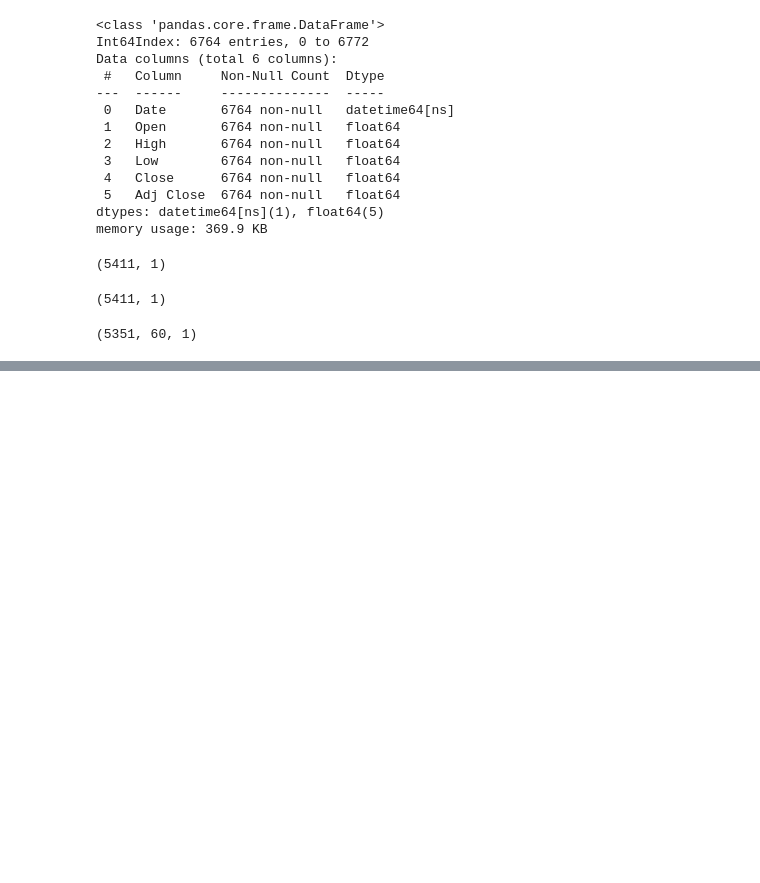
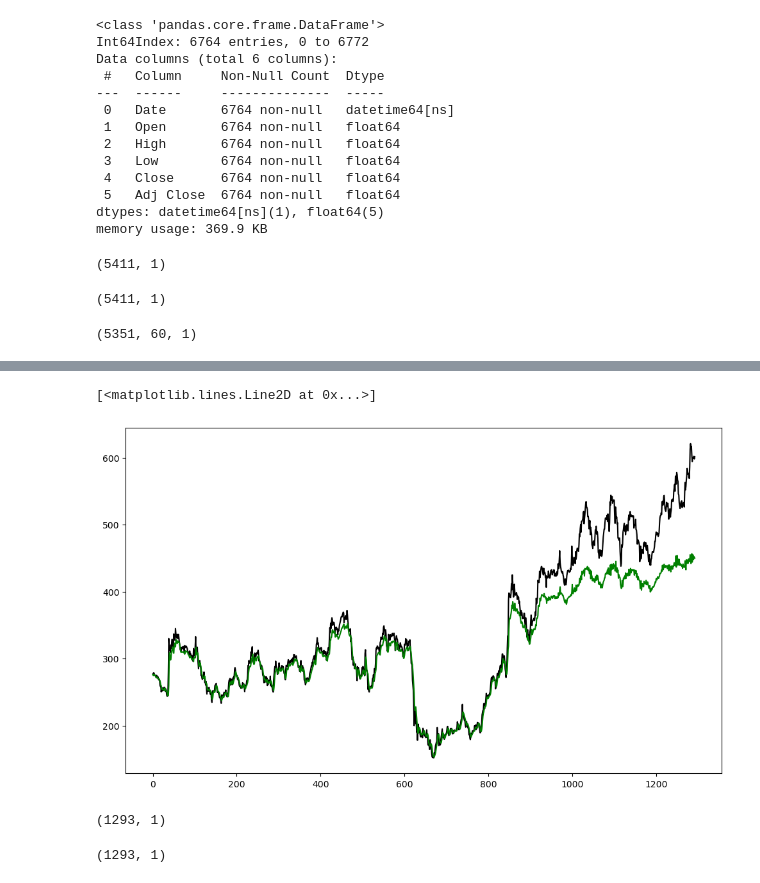
Before and after one commit to tanjeetsarkar/lstm_stock_prediction, a Jupyter notebook: stock_market/stock_sbi.ipynb, the cells around one changed output, grey strips where cells are left out. Cells and saved outputs as stored; diff of their text form; code cells hidden in the pictures; blank space fills up the shorter version.

Commit message:
creating prediction using LSTM and testing

```diff
--- a/stock_market/stock_sbi.ipynb
+++ b/stock_market/stock_sbi.ipynb
@@ -242,0 +279,4 @@ Epoch 100/100
+# %%
+for i in range(timestep, length):
+    X_test.append(input_closing_scaled[i-timestep:i,0])
+X_test = np.array(X_test)
@@ -242,0 +287,2 @@ Epoch 100/100
+# %%
+X_test = np.reshape(X_test, (X_test.shape[0], X_test.shape[1], 1))
@@ -242,0 +293,2 @@ Epoch 100/100
+# %%
+y_pred = model.predict(X_test)
@@ -242,0 +297,2 @@ Epoch 100/100
+# %%
+predicted_price = scaler.inverse_transform(y_pred)
@@ -242,0 +301,15 @@ Epoch 100/100
+# %%
+plt.figure(figsize=(12,7))
+plt.plot(y_test, color = 'black', label = 'Real Stock Price')
+plt.plot(predicted_price, color = 'green', label = 'Predicted Stock Price')
+# %% [output]
+[<matplotlib.lines.Line2D at 0x...>]
+[figure, added]
+# %%
+y_test.shape
+# %% [output]
+(1293, 1)
+# %%
+y_pred.shape
+# %% [output]
+(1293, 1)
```
Also changed, not shown: parts of 26 cells of this notebook, 1 other file.
